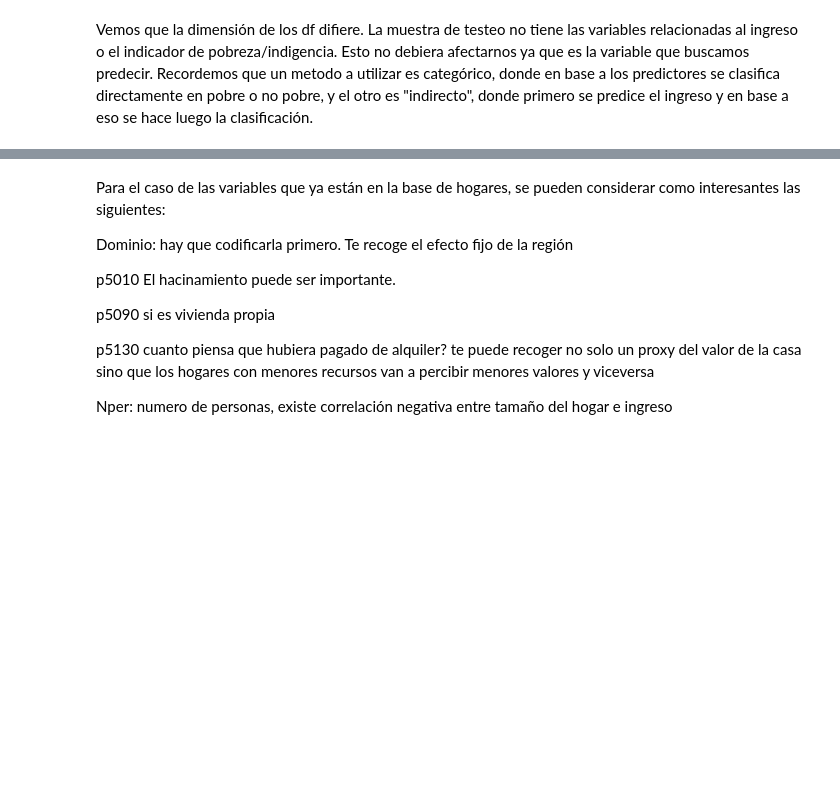
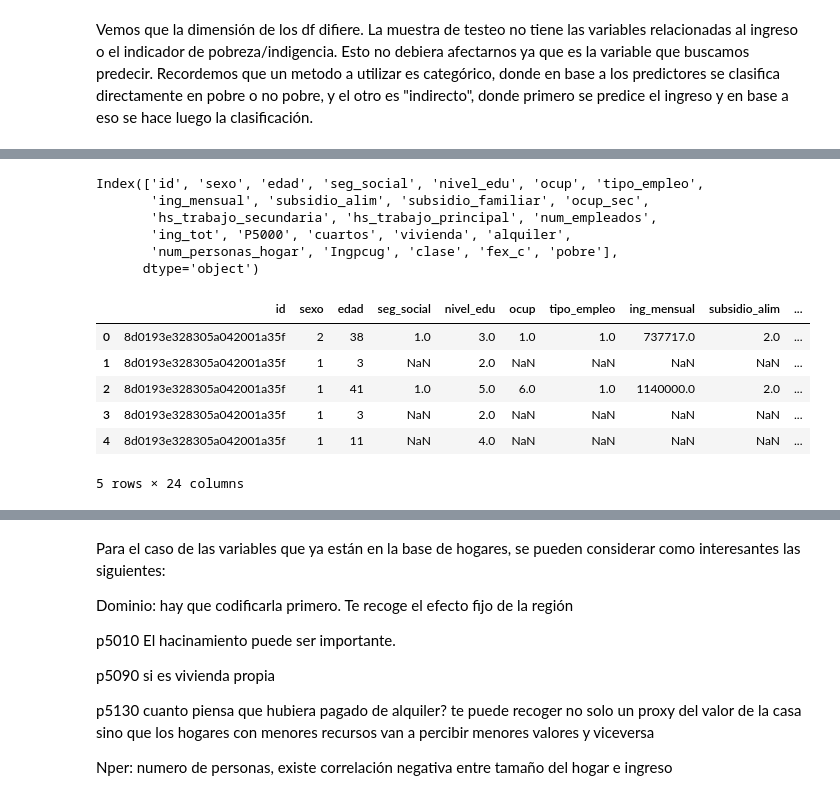
Before and after one commit to dipla70/ML-TP2, a Jupyter notebook: problem_set2.ipynb, the cells around one changed output, grey strips where cells are left out. Saved outputs shown, nothing was run; the diff lists cells and outputs as text; code cells hidden in the pictures; blank space fills up the shorter version.

```diff
--- a/problem_set2.ipynb
+++ b/problem_set2.ipynb
@@ -115,0 +374,44 @@ import matplotlib.pyplot as plt
+# %%
+base.rename(columns={
+    'P6020': 'sexo',
+    'P6040': 'edad',
+    'P6090': 'seg_social',
+    'P6210': 'nivel_edu',
+    'P6240': 'ocup',
+    'P6430': 'tipo_empleo',
+    'P6500': 'ing_mensual',
+    'Ingcup': 'ing_pch',
+    'P6585s1': 'subsidio_alim',
+    'P6585s3a1': 'subsidio_familiar',
+    'P7040': 'ocup_sec',
+    'P7045': 'hs_trabajo_secundaria',
+    'P6800': 'hs_trabajo_principal',
+    'P6870': 'num_empleados',
+    'Ingtot': 'ing_tot',
+    'P5010': 'cuartos',
+    'P5090': 'vivienda',
+    'P5130': 'alquiler',
+    'Nper': 'num_personas_hogar',
+    'Clase': 'clase',
+    'Fex_c': 'fex_c',
+    'Pobre': 'pobre'
+}, inplace=True)
+
+base.columns
+# %% [output]
+Index(['id', 'sexo', 'edad', 'seg_social', 'nivel_edu', 'ocup', 'tipo_empleo',
+       'ing_mensual', 'subsidio_alim', 'subsidio_familiar', 'ocup_sec',
+       'hs_trabajo_secundaria', 'hs_trabajo_principal', 'num_empleados',
+       'ing_tot', 'P5000', 'cuartos', 'vivienda', 'alquiler',
+       'num_personas_hogar', 'Ingpcug', 'clase', 'fex_c', 'pobre'],
+      dtype='object')
+# %%
+display(base.head())
+# %% [output]
+|  | id | sexo | edad | seg_social | nivel_edu | ocup | tipo_empleo | ing_mensual | subsidio_alim | ... |
+| 0 | 8d0193e328305a042001a35f | 2 | 38 | 1.0 | 3.0 | 1.0 | 1.0 | 737717.0 | 2.0 | ... |
+| 1 | 8d0193e328305a042001a35f | 1 | 3 | NaN | 2.0 | NaN | NaN | NaN | NaN | ... |
+| 2 | 8d0193e328305a042001a35f | 1 | 41 | 1.0 | 5.0 | 6.0 | 1.0 | 1140000.0 | 2.0 | ... |
+| 3 | 8d0193e328305a042001a35f | 1 | 3 | NaN | 2.0 | NaN | NaN | NaN | NaN | ... |
+| 4 | 8d0193e328305a042001a35f | 1 | 11 | NaN | 4.0 | NaN | NaN | NaN | NaN | ... |
+5 rows × 24 columns
```
Also changed, not shown: parts of 29 cells of this notebook, 1 other file.
